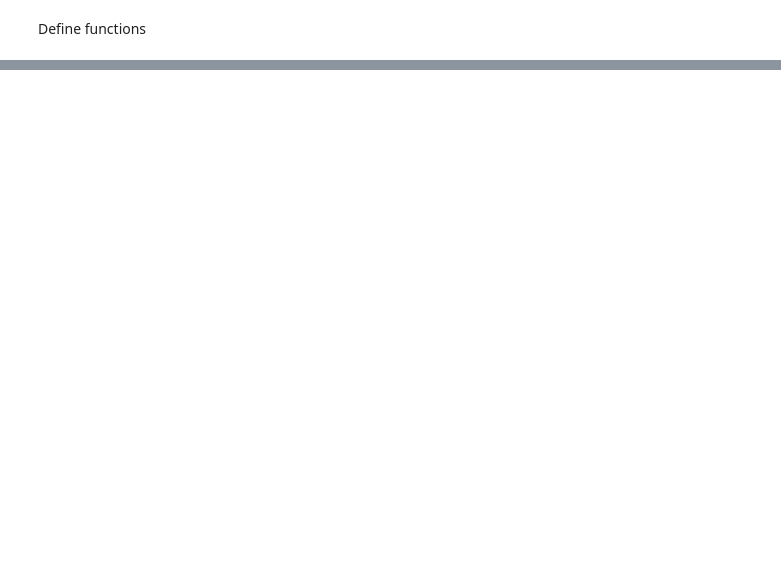
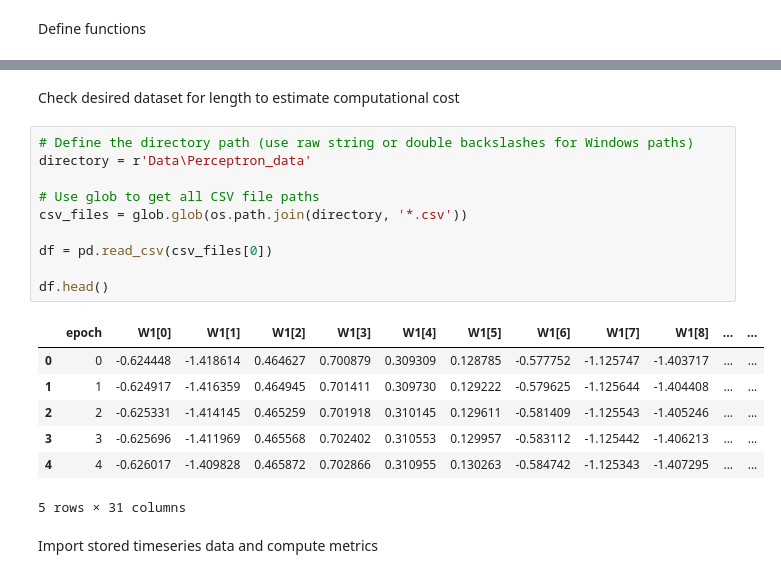
Before and after one commit to cyrilrommens/PhD_2, a Jupyter notebook: Metric_computation.ipynb, the cells around one changed output, grey strips where cells are left out. Saved outputs shown, nothing was run; the diff lists cells and outputs as text; blank space fills up the shorter version.

```diff
--- a/Metric_computation.ipynb
+++ b/Metric_computation.ipynb
@@ -297,0 +125,22 @@ plt.show()
+# %% [markdown]
+Check desired dataset for length to estimate computational cost
+# %%
+# Define the directory path (use raw string or double backslashes for Windows paths)
+directory = r'Data\Perceptron_data'
+
+# Use glob to get all CSV file paths
+csv_files = glob.glob(os.path.join(directory, '*.csv'))
+
+df = pd.read_csv(csv_files[0])
+
+df.head()
+# %% [output]
+|  | epoch | W1[0] | W1[1] | W1[2] | W1[3] | W1[4] | W1[5] | W1[6] | W1[7] | W1[8] | ... | ... |
+| 0 | 0 | -0.624448 | -1.418614 | 0.464627 | 0.700879 | 0.309309 | 0.128785 | -0.577752 | -1.125747 | -1.403717 | ... | ... |
+| 1 | 1 | -0.624917 | -1.416359 | 0.464945 | 0.701411 | 0.309730 | 0.129222 | -0.579625 | -1.125644 | -1.404408 | ... | ... |
+| 2 | 2 | -0.625331 | -1.414145 | 0.465259 | 0.701918 | 0.310145 | 0.129611 | -0.581409 | -1.125543 | -1.405246 | ... | ... |
+| 3 | 3 | -0.625696 | -1.411969 | 0.465568 | 0.702402 | 0.310553 | 0.129957 | -0.583112 | -1.125442 | -1.406213 | ... | ... |
+| 4 | 4 | -0.626017 | -1.409828 | 0.465872 | 0.702866 | 0.310955 | 0.130263 | -0.584742 | -1.125343 | -1.407295 | ... | ... |
+5 rows × 31 columns
+# %% [markdown]
+Import stored timeseries data and compute metrics
```
Also changed, not shown: parts of 41 cells of this notebook, 1 other file.
